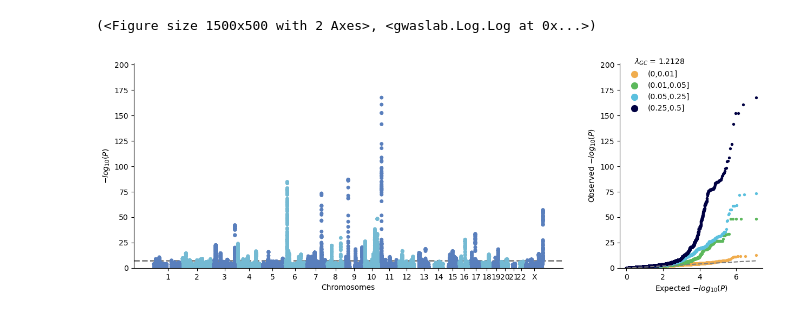
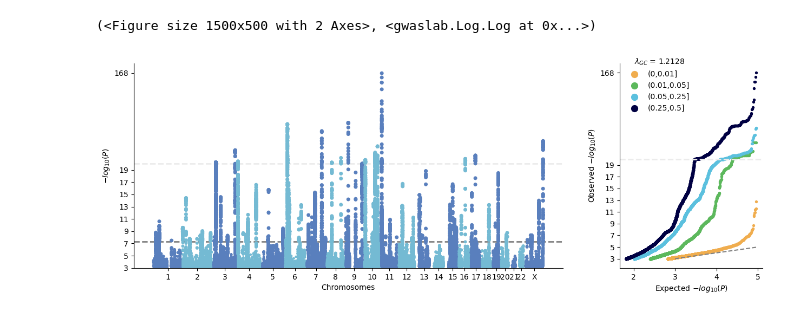
Before and after one commit to Cloufield/gwaslab, a Jupyter notebook: examples/regional_tutorial.ipynb, the cells around one changed output. Drawn from its saved outputs; the diff is of its cells as text; code cells hidden in the pictures.

```diff
--- a/examples/regional_tutorial.ipynb
+++ b/examples/regional_tutorial.ipynb
@@ -30,3 +30,3 @@ Mon Sep 19 20:49:56 2022 Finished loading data successfully!
 # %%
-mysumstats.plot_mqq(mode="mqq",stratified=True)
+mysumstats.plot_mqq(skip=3,cut=20, mode="mqq",stratified=True)
 # %% [output]
@@ -53,5 +50,5 @@ Mon Sep 19 20:51:13 2022  -Created QQ plot successfully!
 (<Figure size 1500x500 with 2 Axes>, <gwaslab.Log.Log at 0x...>)
-[figure, old version]
+[figure, new version]
 # %%
 mysumstats.filter_in(eq={"CHR":"7"})
 mysumstats.basic_check()
```
Also changed, not shown: parts of 10 cells of this notebook, 1 other file.
